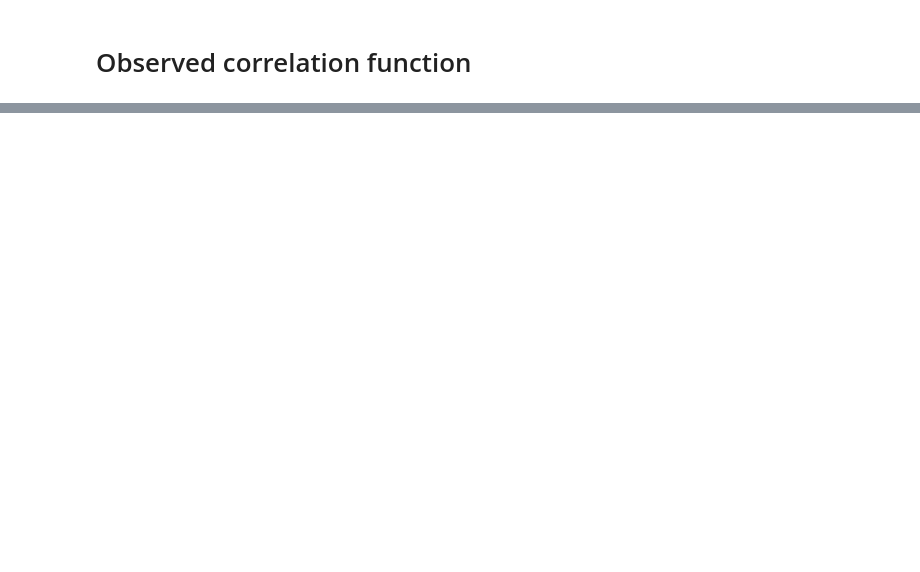
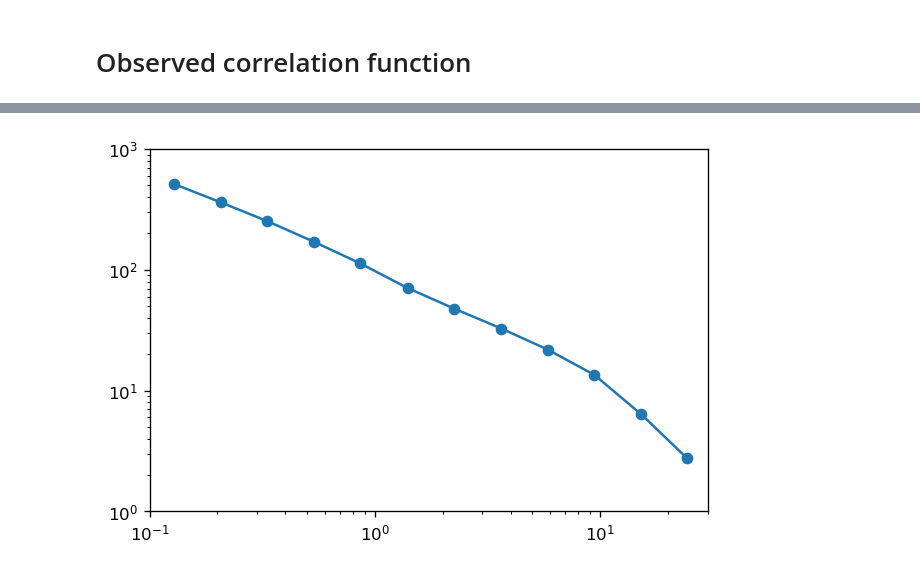
Before and after one commit to harrydesmond/halos-galaxies, a Jupyter notebook: src/19-07-08-Observed_Correlation.ipynb, the cells around one changed output, grey strips where cells are left out. Cells and saved outputs as stored; diff of their text form; code cells hidden in the pictures; blank space fills up the shorter version.

```diff
--- a/src/19-07-08-Observed_Correlation.ipynb
+++ b/src/19-07-08-Observed_Correlation.ipynb
@@ -22,0 +57,19 @@ wp()
+# %%
+# Reddick data
+xr = [0.128622422089606, 0.20684122410707673, 0.3326403703585226,
+      0.5350139833477285, 0.8605779048945061, 1.3960874510643801,
+      2.2454469597021176, 3.641545236724509, 5.857244150005106,
+      9.42373420397281, 15.176488599849602, 24.246492585165885]
+yr = [512.3677407071057, 362.09840110670876, 253.06986529591367,
+        171.06503647200338, 113.08892361578259, 70.7141679268513,
+        47.79992948330511, 32.67094059733128, 21.83994077255245,
+        13.505922697186861, 6.395183522903948, 2.7704555569535207]
+
+plt.figure(dpi=120)
+plt.loglog(xr, yr)
+plt.scatter(xr, yr)
+plt.ylim(ymin=1, ymax=1000)
+plt.xlim(xmin=0.1, xmax=30)
+plt.show()
+# %% [output]
+[figure, added]
```
Also changed, not shown: parts of 14 cells of this notebook, 4 other files.
